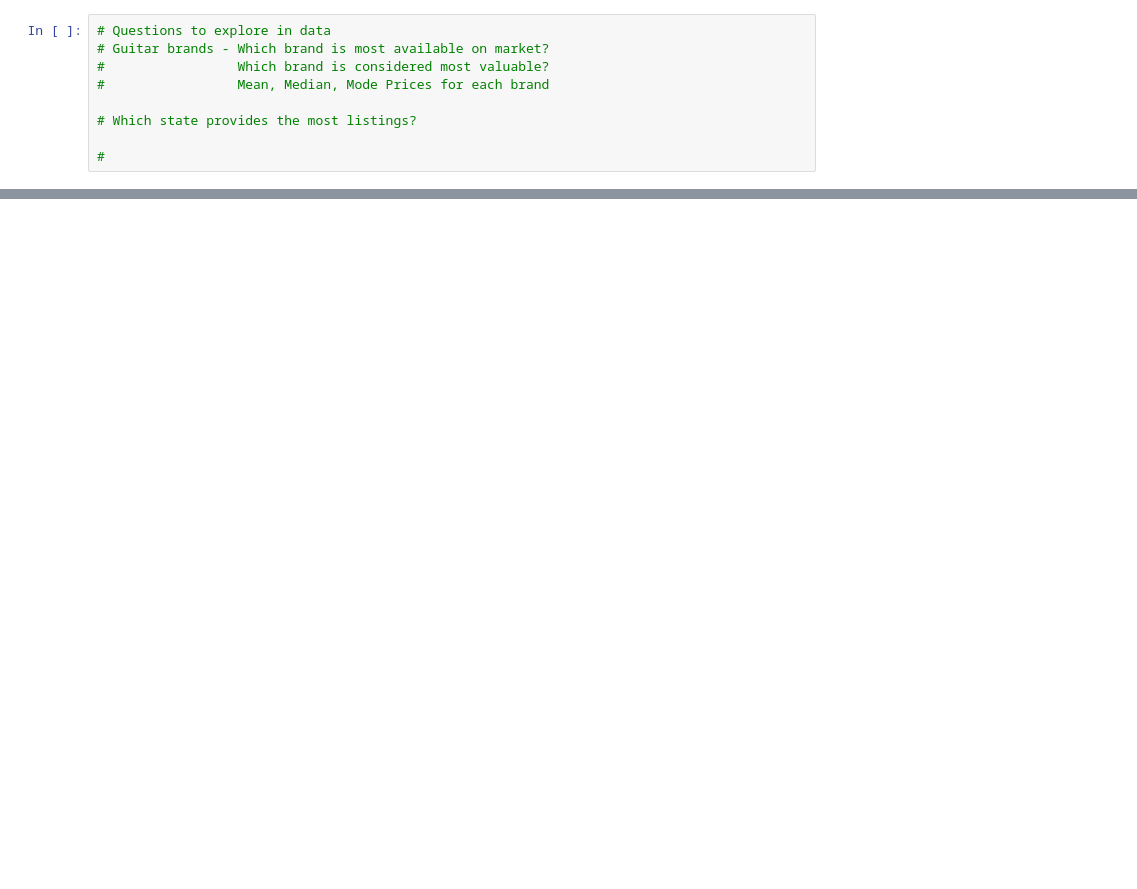
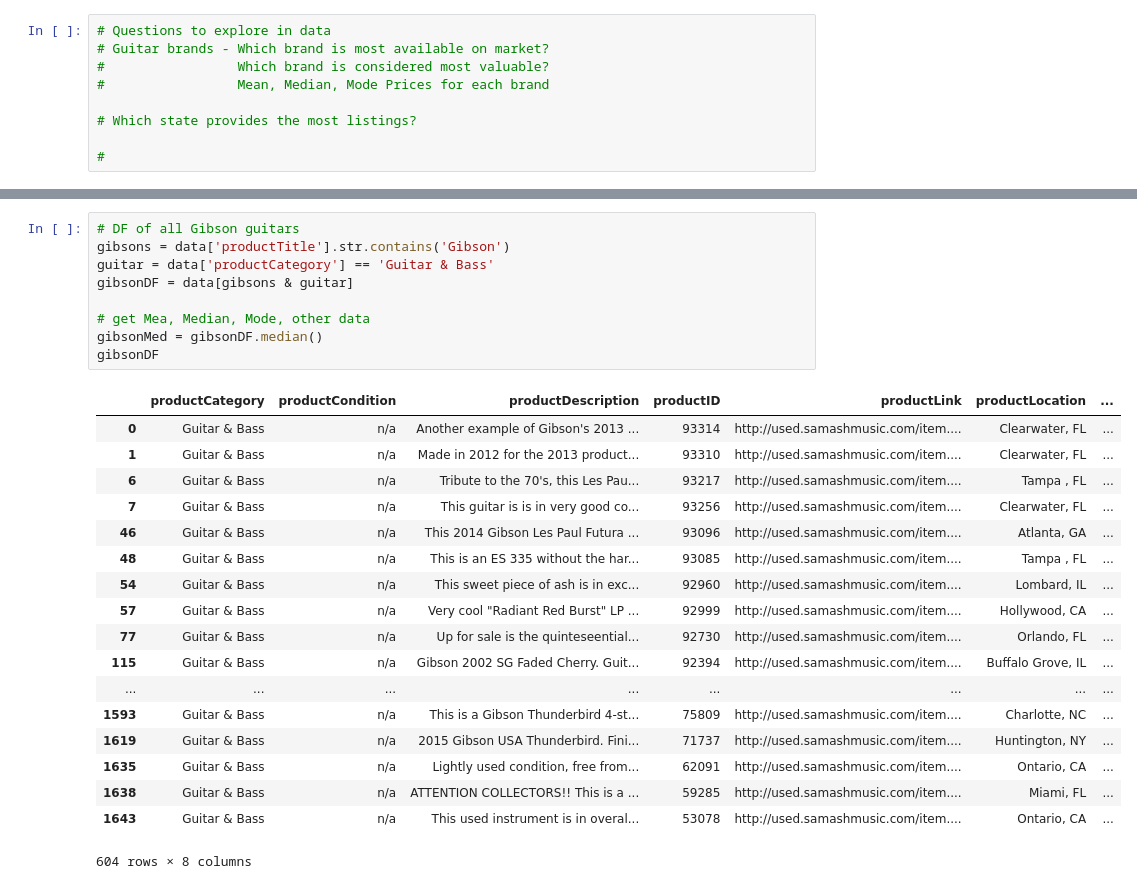
Before and after one commit to nkarman/WebProject_NoahKarman, a Jupyter notebook: Jupyter Notebooks/SamAsh.ipynb, the cells around one changed output, grey strips where cells are left out. Cells and saved outputs as stored; diff of their text form; blank space fills up the shorter version.

```diff
--- a/Jupyter Notebooks/SamAsh.ipynb
+++ b/Jupyter Notebooks/SamAsh.ipynb
@@ -124,0 +110,28 @@ ibanezDF
+# %%
+# DF of all Gibson guitars
+gibsons = data['productTitle'].str.contains('Gibson')
+guitar = data['productCategory'] == 'Guitar & Bass'
+gibsonDF = data[gibsons & guitar]
+
+# get Mea, Median, Mode, other data
+gibsonMed = gibsonDF.median()
+gibsonDF
+# %% [output]
+|  | productCategory | productCondition | productDescription | productID | productLink | productLocation | ... |
+| 0 | Guitar & Bass | n/a | Another example of Gibson's 2013 ... | 93314 | http://used.samashmusic.com/item.... | Clearwater, FL | ... |
+| 1 | Guitar & Bass | n/a | Made in 2012 for the 2013 product... | 93310 | http://used.samashmusic.com/item.... | Clearwater, FL | ... |
+| 6 | Guitar & Bass | n/a | Tribute to the 70's, this Les Pau... | 93217 | http://used.samashmusic.com/item.... | Tampa , FL | ... |
+| 7 | Guitar & Bass | n/a | This guitar is is in very good co... | 93256 | http://used.samashmusic.com/item.... | Clearwater, FL | ... |
+| 46 | Guitar & Bass | n/a | This 2014 Gibson Les Paul Futura ... | 93096 | http://used.samashmusic.com/item.... | Atlanta, GA | ... |
+| 48 | Guitar & Bass | n/a | This is an ES 335 without the har... | 93085 | http://used.samashmusic.com/item.... | Tampa , FL | ... |
+| 54 | Guitar & Bass | n/a | This sweet piece of ash is in exc... | 92960 | http://used.samashmusic.com/item.... | Lombard, IL | ... |
+| 57 | Guitar & Bass | n/a | Very cool "Radiant Red Burst" LP ... | 92999 | http://used.samashmusic.com/item.... | Hollywood, CA | ... |
+| 77 | Guitar & Bass | n/a | Up for sale is the quinteseential... | 92730 | http://used.samashmusic.com/item.... | Orlando, FL | ... |
+| 115 | Guitar & Bass | n/a | Gibson 2002 SG Faded Cherry. Guit... | 92394 | http://used.samashmusic.com/item.... | Buffalo Grove, IL | ... |
+| ... | ... | ... | ... | ... | ... | ... | ... |
+| 1593 | Guitar & Bass | n/a | This is a Gibson Thunderbird 4-st... | 75809 | http://used.samashmusic.com/item.... | Charlotte, NC | ... |
+| 1619 | Guitar & Bass | n/a | 2015 Gibson USA Thunderbird. Fini... | 71737 | http://used.samashmusic.com/item.... | Huntington, NY | ... |
+| 1635 | Guitar & Bass | n/a | Lightly used condition, free from... | 62091 | http://used.samashmusic.com/item.... | Ontario, CA | ... |
+| 1638 | Guitar & Bass | n/a | ATTENTION COLLECTORS!! This is a ... | 59285 | http://used.samashmusic.com/item.... | Miami, FL | ... |
+| 1643 | Guitar & Bass | n/a | This used instrument is in overal... | 53078 | http://used.samashmusic.com/item.... | Ontario, CA | ... |
+604 rows × 8 columns
```
Also changed, not shown: parts of 8 cells of this notebook.
